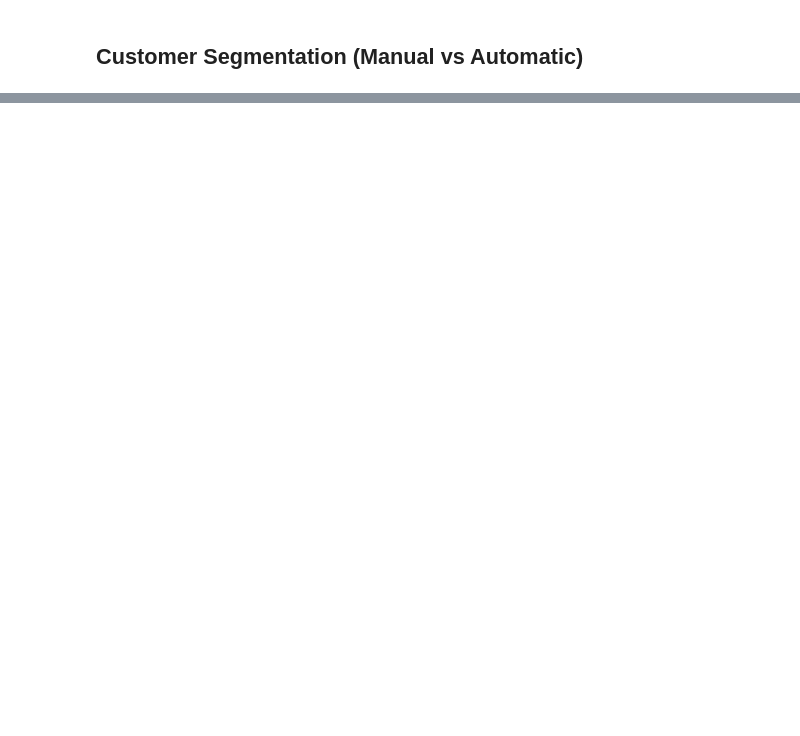
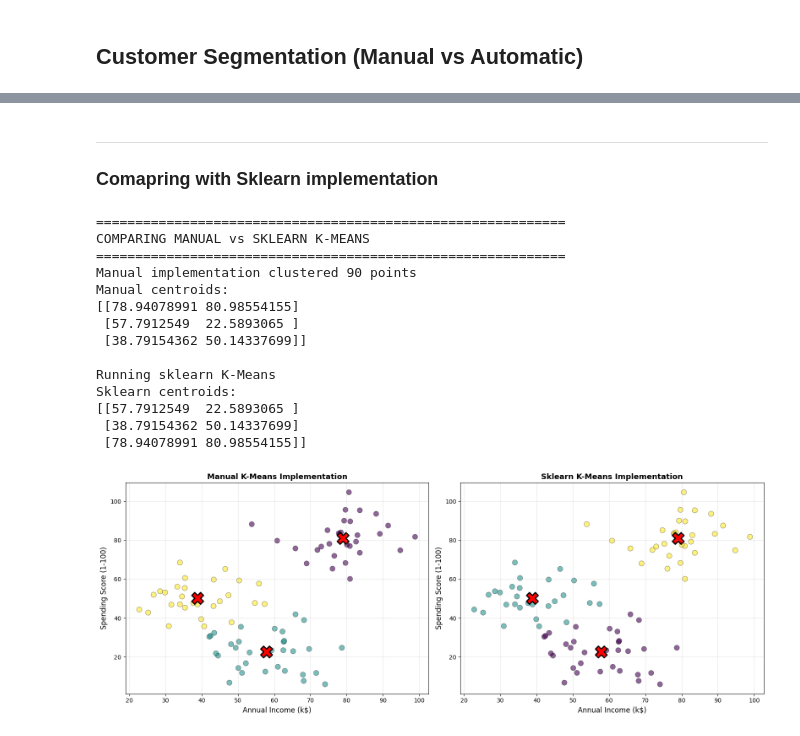
Before and after one commit to saumyashah0510/MachineLearning, a Jupyter notebook: Course/Unsupervised Learning, Recommenders, Reinforcement Learning/K-Means_Clustering_Customer_Segmentation.ipynb, the cells around one changed output, grey strips where cells are left out. Drawn from its saved outputs; the diff is of its cells as text; code cells hidden in the pictures; blank space fills up the shorter version.

```diff
--- a/Course/Unsupervised Learning, Recommenders, Reinforcement Learning/K-Means_Clustering_Customer_Segmentation.ipynb
+++ b/Course/Unsupervised Learning, Recommenders, Reinforcement Learning/K-Means_Clustering_Customer_Segmentation.ipynb
@@ -82,0 +253,67 @@ def assign_to_clusters(X,centroids):
+# %% [markdown]
+<hr>
+
+### Comapring with Sklearn implementation
+# %%
+print("="*60)
+print("COMPARING MANUAL vs SKLEARN K-MEANS")
+print("="*60)
+
+print(f"Manual implementation clustered {len(X)} points")
+print(f"Manual centroids:\n{centroids}\n")
+
+print("Running sklearn K-Means")
+sklearn_kmeans = KMeans(n_clusters=3,random_state=42,n_init=10)
+sklearn_kmeans.fit(X)
+
+sklearn_labels = sklearn_kmeans.labels_
+sklearn_centroids = sklearn_kmeans.cluster_centers_
+
+print(f"Sklearn centroids:\n{sklearn_centroids}\n")
+
+
+# Side-by-side visualization
+fig, axes = plt.subplots(1, 2, figsize=(16, 6))
+
+# Manual implementation
+axes[0].scatter(X[:, 0], X[:, 1], c=labels,
+               cmap='viridis', alpha=0.6, s=80,
+               edgecolors='black', linewidth=0.5)
+axes[0].scatter(centroids[:, 0], centroids[:, 1],
+               c='red', marker='X', s=400,
+               edgecolors='black', linewidth=2)
+axes[0].set_xlabel('Annual Income (k$)', fontsize=12)
+axes[0].set_ylabel('Spending Score (1-100)', fontsize=12)
+axes[0].set_title('Manual K-Means Implementation', fontsize=13, fontweight='bold')
+axes[0].grid(True, alpha=0.3)
+
+# Sklearn implementation
+axes[1].scatter(X[:, 0], X[:, 1], c=sklearn_labels,
+               cmap='viridis', alpha=0.6, s=80,
+               edgecolors='black', linewidth=0.5)
+axes[1].scatter(sklearn_centroids[:, 0], sklearn_centroids[:, 1],
+               c='red', marker='X', s=400,
+               edgecolors='black', linewidth=2)
+axes[1].set_xlabel('Annual Income (k$)', fontsize=12)
+axes[1].set_ylabel('Spending Score (1-100)', fontsize=12)
+axes[1].set_title('Sklearn K-Means Implementation', fontsize=13, fontweight='bold')
+axes[1].grid(True, alpha=0.3)
+
+plt.tight_layout()
+plt.show()
+# %% [output]
+============================================================
+COMPARING MANUAL vs SKLEARN K-MEANS
+============================================================
+Manual implementation clustered 90 points
+Manual centroids:
+[[78.94078991 80.98554155]
+ [57.7912549  22.5893065 ]
+ [38.79154362 50.14337699]]
+
+Running sklearn K-Means
+Sklearn centroids:
+[[57.7912549  22.5893065 ]
+ [38.79154362 50.14337699]
+ [78.94078991 80.98554155]]
+[figure, added]
```
Also changed, not shown: parts of 5 cells of this notebook.
